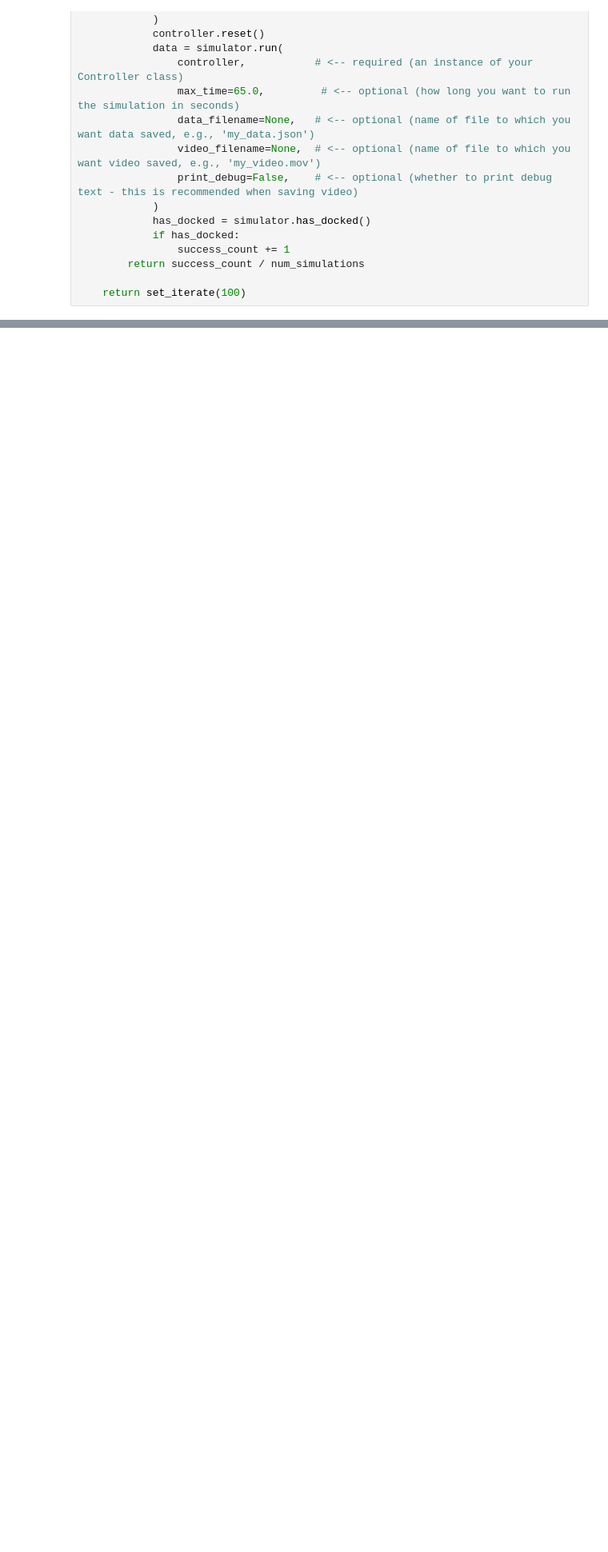
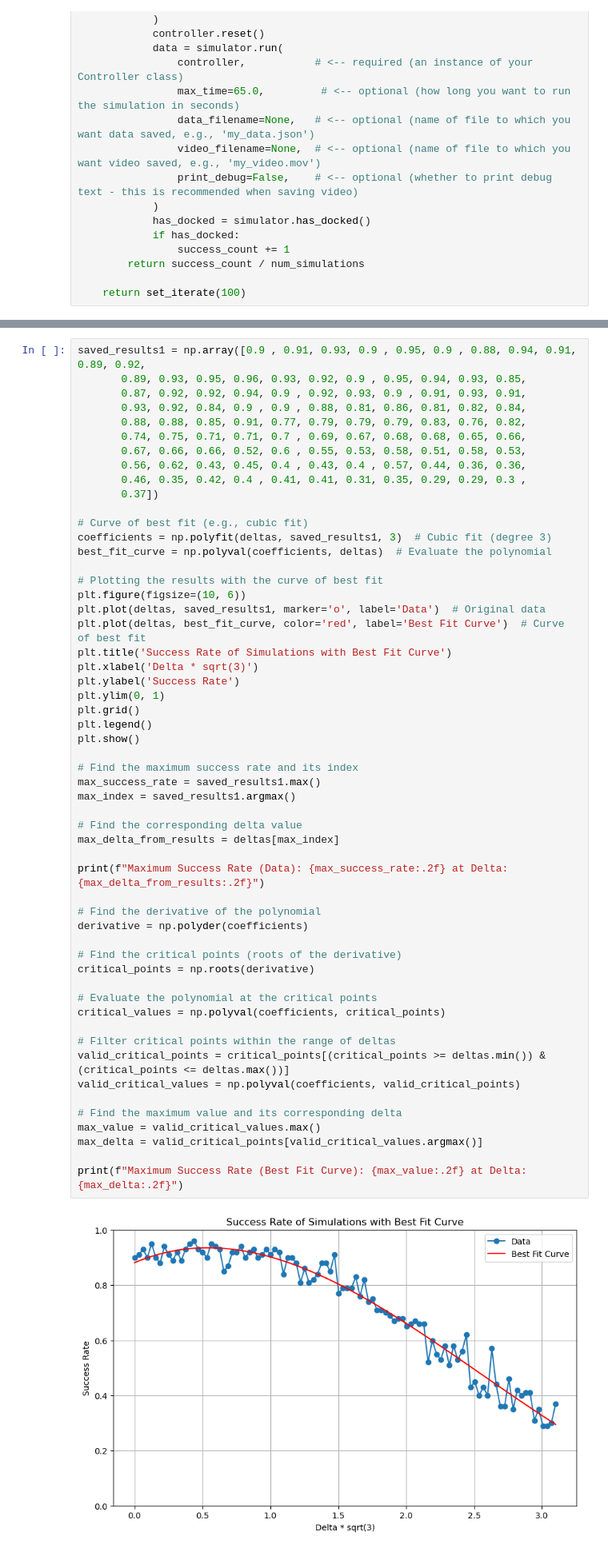
Before and after one commit to dssong2/ae353-sp25, a Jupyter notebook: projects/03_spacecraft/iterations.ipynb, the cells around one changed output, grey strips where cells are left out. Shown at 80% size. Drawn from its saved outputs; the diff is of its cells as text; blank space fills up the shorter version.

```diff
--- a/projects/03_spacecraft/iterations.ipynb
+++ b/projects/03_spacecraft/iterations.ipynb
@@ -409,0 +412,57 @@ KeyboardInterrupt:
+# %%
+saved_results1 = np.array([0.9 , 0.91, 0.93, 0.9 , 0.95, 0.9 , 0.88, 0.94, 0.91, 0.89, 0.92,
+       0.89, 0.93, 0.95, 0.96, 0.93, 0.92, 0.9 , 0.95, 0.94, 0.93, 0.85,
+       0.87, 0.92, 0.92, 0.94, 0.9 , 0.92, 0.93, 0.9 , 0.91, 0.93, 0.91,
+       0.93, 0.92, 0.84, 0.9 , 0.9 , 0.88, 0.81, 0.86, 0.81, 0.82, 0.84,
+       0.88, 0.88, 0.85, 0.91, 0.77, 0.79, 0.79, 0.79, 0.83, 0.76, 0.82,
+       0.74, 0.75, 0.71, 0.71, 0.7 , 0.69, 0.67, 0.68, 0.68, 0.65, 0.66,
+       0.67, 0.66, 0.66, 0.52, 0.6 , 0.55, 0.53, 0.58, 0.51, 0.58, 0.53,
+       0.56, 0.62, 0.43, 0.45, 0.4 , 0.43, 0.4 , 0.57, 0.44, 0.36, 0.36,
+       0.46, 0.35, 0.42, 0.4 , 0.41, 0.41, 0.31, 0.35, 0.29, 0.29, 0.3 ,
+       0.37])
+
+# Curve of best fit (e.g., cubic fit)
+coefficients = np.polyfit(deltas, saved_results1, 3)  # Cubic fit (degree 3)
+best_fit_curve = np.polyval(coefficients, deltas)  # Evaluate the polynomial
+
+# Plotting the results with the curve of best fit
+plt.figure(figsize=(10, 6))
+plt.plot(deltas, saved_results1, marker='o', label='Data')  # Original data
+plt.plot(deltas, best_fit_curve, color='red', label='Best Fit Curve')  # Curve of best fit
+plt.title('Success Rate of Simulations with Best Fit Curve')
+plt.xlabel('Delta * sqrt(3)')
+plt.ylabel('Success Rate')
+plt.ylim(0, 1)
+plt.grid()
+plt.legend()
+plt.show()
+
+# Find the maximum success rate and its index
+max_success_rate = saved_results1.max()
+max_index = saved_results1.argmax()
+
+# Find the corresponding delta value
+max_delta_from_results = deltas[max_index]
+
+print(f"Maximum Success Rate (Data): {max_success_rate:.2f} at Delta: {max_delta_from_results:.2f}")
+
+# Find the derivative of the polynomial
+derivative = np.polyder(coefficients)
+
+# Find the critical points (roots of the derivative)
+critical_points = np.roots(derivative)
+
+# Evaluate the polynomial at the critical points
+critical_values = np.polyval(coefficients, critical_points)
+
+# Filter critical points within the range of deltas
+valid_critical_points = critical_points[(critical_points >= deltas.min()) & (critical_points <= deltas.max())]
+valid_critical_values = np.polyval(coefficients, valid_critical_points)
+
+# Find the maximum value and its corresponding delta
+max_value = valid_critical_values.max()
+max_delta = valid_critical_points[valid_critical_values.argmax()]
+
+print(f"Maximum Success Rate (Best Fit Curve): {max_value:.2f} at Delta: {max_delta:.2f}")
+# %% [output]
+[figure, added]
```
Also changed, not shown: parts of 2 cells of this notebook, 1 other file.
